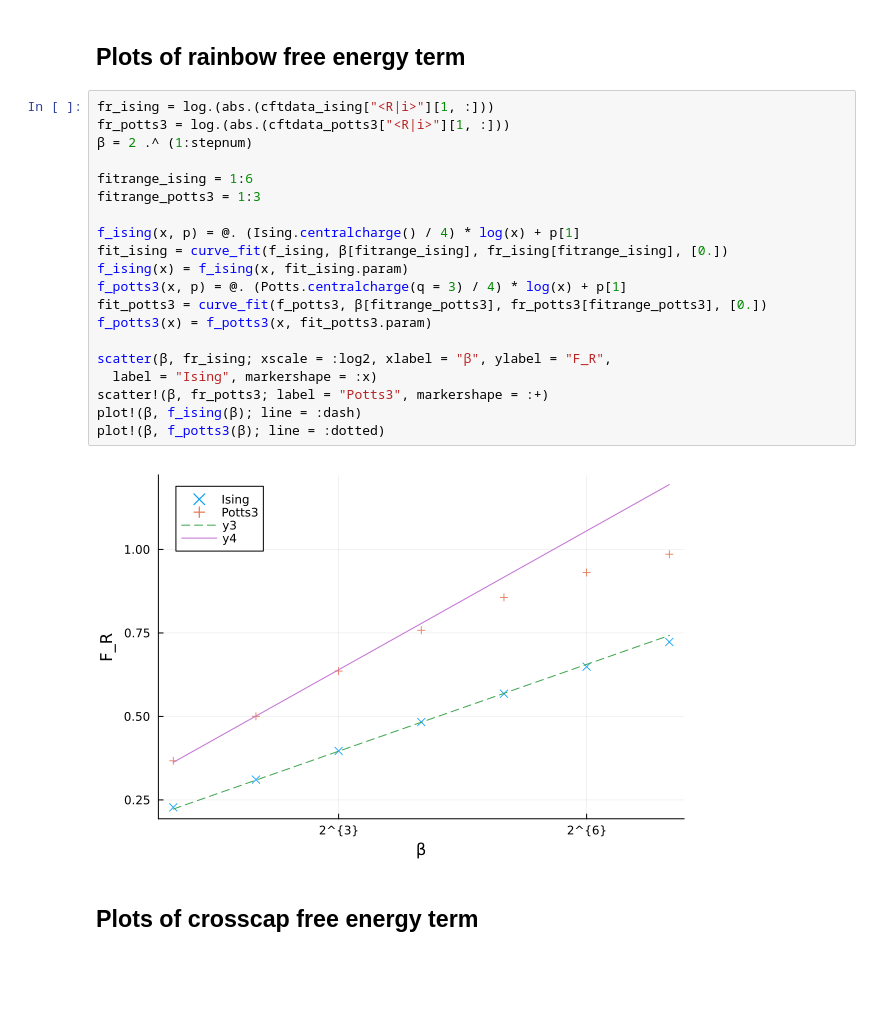
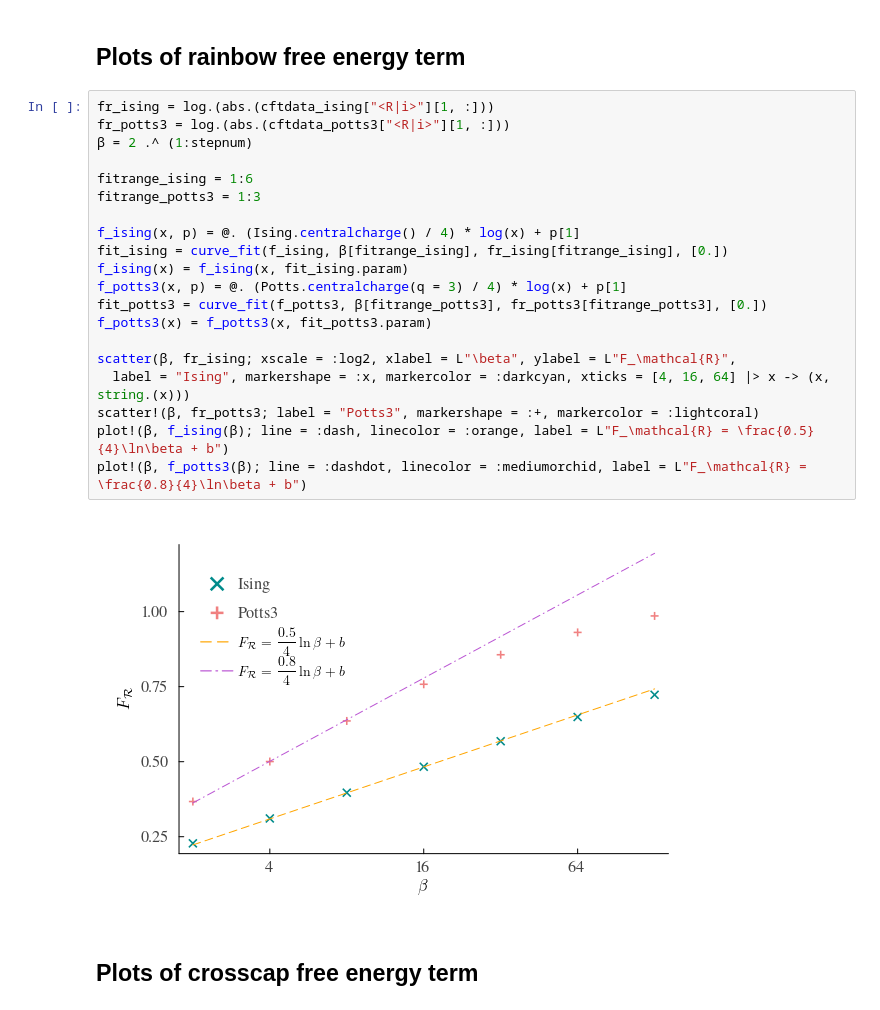
Before and after one commit to elle-et-noire/HOTRG-nonorientablesurface_, a Jupyter notebook: impl.ipynb, the cells around one changed output. Saved outputs shown, nothing was run; the diff lists cells and outputs as text; blank space fills up the shorter version.

```diff
--- a/impl.ipynb
+++ b/impl.ipynb
@@ -26,25 +34,25 @@ _, cftdata_potts3 = hotrg(Potts.bulk(inv(Potts.criticaltemperature(q = 3)); q =
 # %%
 fr_ising = log.(abs.(cftdata_ising["<R|i>"][1, :]))
 fr_potts3 = log.(abs.(cftdata_potts3["<R|i>"][1, :]))
 β = 2 .^ (1:stepnum)
 
 fitrange_ising = 1:6
 fitrange_potts3 = 1:3
 
 f_ising(x, p) = @. (Ising.centralcharge() / 4) * log(x) + p[1]
 fit_ising = curve_fit(f_ising, β[fitrange_ising], fr_ising[fitrange_ising], [0.])
 f_ising(x) = f_ising(x, fit_ising.param)
 f_potts3(x, p) = @. (Potts.centralcharge(q = 3) / 4) * log(x) + p[1]
 fit_potts3 = curve_fit(f_potts3, β[fitrange_potts3], fr_potts3[fitrange_potts3], [0.])
 f_potts3(x) = f_potts3(x, fit_potts3.param)
 
-scatter(β, fr_ising; xscale = :log2, xlabel = "β", ylabel = "F_R",
-  label = "Ising", markershape = :x)
-scatter!(β, fr_potts3; label = "Potts3", markershape = :+)
-plot!(β, f_ising(β); line = :dash)
-plot!(β, f_potts3(β); line = :dotted)
+scatter(β, fr_ising; xscale = :log2, xlabel = L"\beta", ylabel = L"F_\mathcal{R}",
+  label = "Ising", markershape = :x, markercolor = :darkcyan, xticks = [4, 16, 64] |> x -> (x, string.(x)))
+scatter!(β, fr_potts3; label = "Potts3", markershape = :+, markercolor = :lightcoral)
+plot!(β, f_ising(β); line = :dash, linecolor = :orange, label = L"F_\mathcal{R} = \frac{0.5}{4}\ln\beta + b")
+plot!(β, f_potts3(β); line = :dashdot, linecolor = :mediumorchid, label = L"F_\mathcal{R} = \frac{0.8}{4}\ln\beta + b")
 # %% [output]
-[figure, old version]
+[figure, new version]
 # %% [markdown]
 ## Plots of crosscap free energy term
 # %%
```
Also changed, not shown: parts of 6 cells of this notebook, 2 other files.
